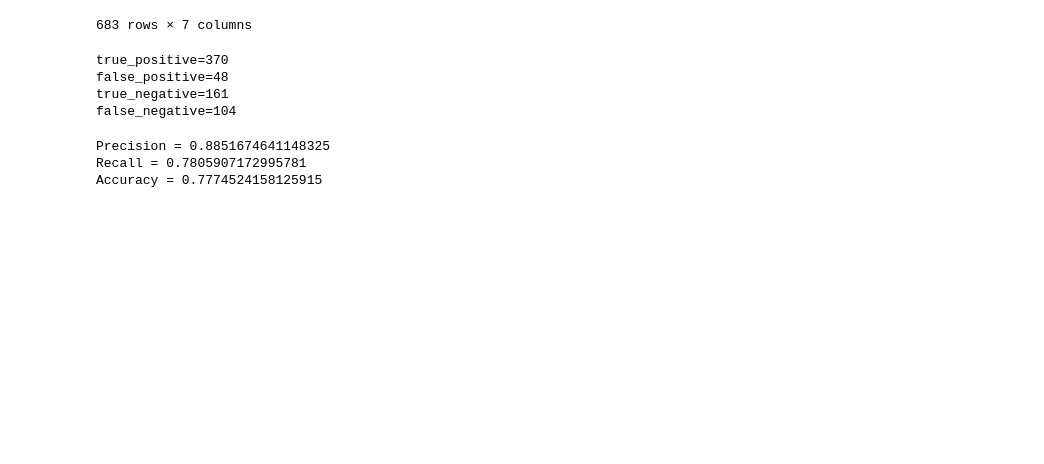
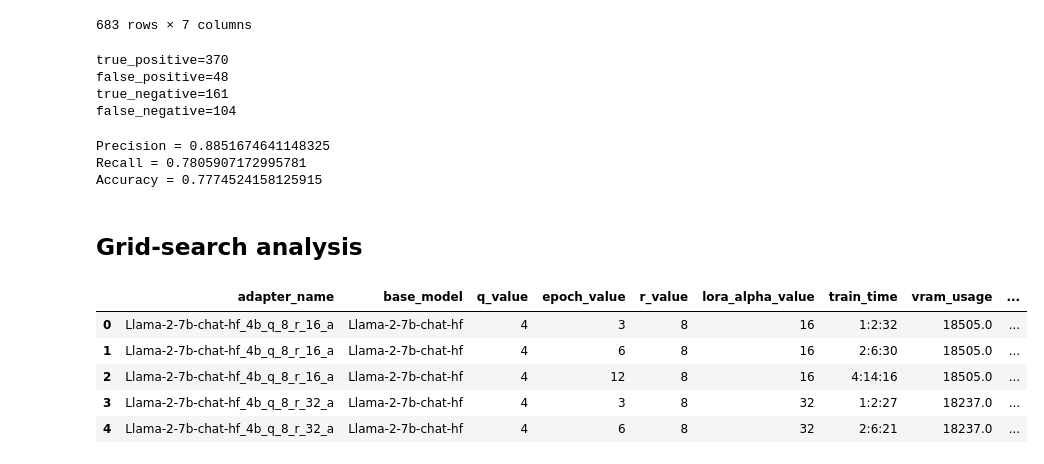
Before and after one commit to LTibo/llm-hun-performance-benchmarks, a Jupyter notebook: statistics.ipynb, the cells around one changed output. Saved outputs shown, nothing was run; the diff lists cells and outputs as text; code cells hidden in the pictures; blank space fills up the shorter version.

```diff
--- a/statistics.ipynb
+++ b/statistics.ipynb
@@ -59,3 +63,26 @@ print("Accuracy = " + str(accuracy))
 Precision = 0.8851674641148325
 Recall = 0.7805907172995781
 Accuracy = 0.7774524158125915
+# %% [markdown]
+## Grid-search analysis
+# %%
+input_csv = "/mnt/shared/tibor/llm-hun-performance-benchmarks/adapters/grid-search-3-7b-4bq/grid-search-results-7b-4bitq.csv"
+
+# Convert the CSV data into a DataFrame
+df = pd.read_csv(input_csv, sep=';')
+
+# Convert train_time from h:m:s to total seconds for easier plotting
+def convert_time_to_seconds(t):
+    h, m, s = map(int, t.split(':'))
+    return h * 3600 + m * 60 + s
+
+df['train_time_seconds'] = df['train_time'].apply(convert_time_to_seconds)
+
+df.head()
+# %% [output]
+|  | adapter_name | base_model | q_value | epoch_value | r_value | lora_alpha_value | train_time | vram_usage | ... |
+| 0 | Llama-2-7b-chat-hf_4b_q_8_r_16_a | Llama-2-7b-chat-hf | 4 | 3 | 8 | 16 | 1:2:32 | 18505.0 | ... |
+| 1 | Llama-2-7b-chat-hf_4b_q_8_r_16_a | Llama-2-7b-chat-hf | 4 | 6 | 8 | 16 | 2:6:30 | 18505.0 | ... |
+| 2 | Llama-2-7b-chat-hf_4b_q_8_r_16_a | Llama-2-7b-chat-hf | 4 | 12 | 8 | 16 | 4:14:16 | 18505.0 | ... |
+| 3 | Llama-2-7b-chat-hf_4b_q_8_r_32_a | Llama-2-7b-chat-hf | 4 | 3 | 8 | 32 | 1:2:27 | 18237.0 | ... |
+| 4 | Llama-2-7b-chat-hf_4b_q_8_r_32_a | Llama-2-7b-chat-hf | 4 | 6 | 8 | 32 | 2:6:21 | 18237.0 | ... |
```
Also changed, not shown: parts of 7 cells of this notebook, 9 other files.
